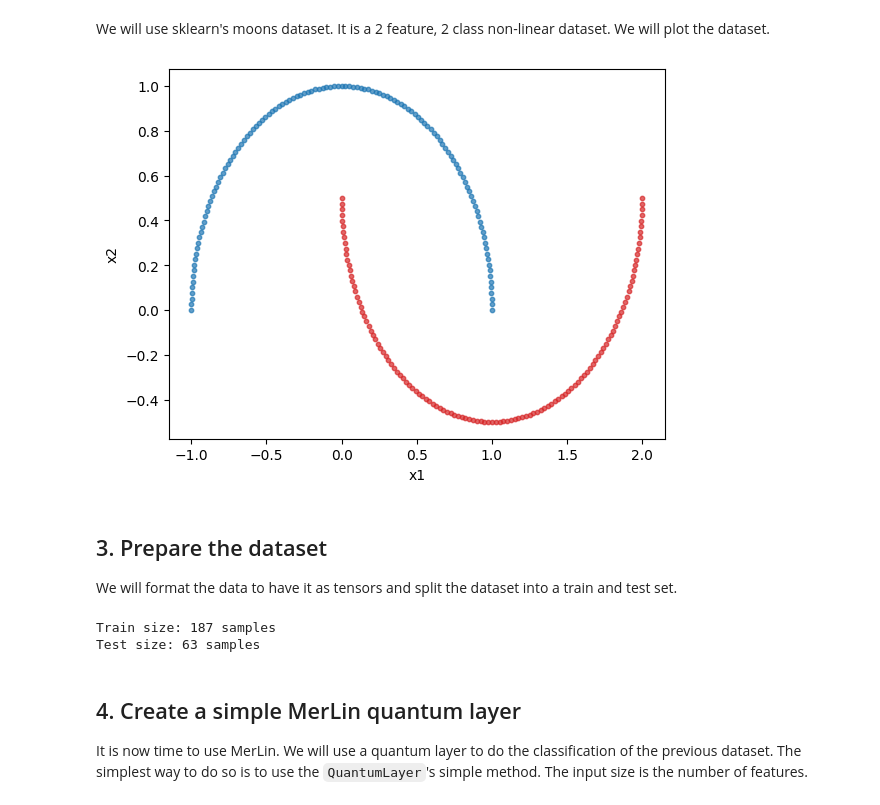
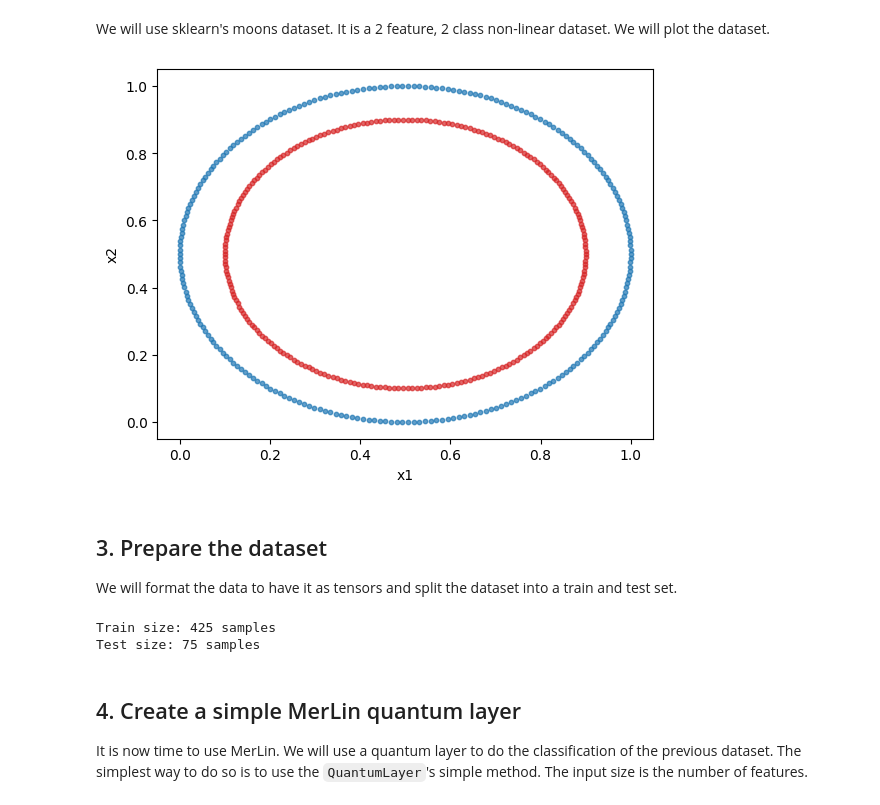
Before and after one commit to Tancredoss/merlin, a Jupyter notebook: docs/source/notebooks/classifying_moons_from_installation.ipynb, the cells around one changed output. Saved outputs shown, nothing was run; the diff lists cells and outputs as text; code cells hidden in the pictures.

```diff
--- a/docs/source/notebooks/classifying_moons_from_installation.ipynb
+++ b/docs/source/notebooks/classifying_moons_from_installation.ipynb
@@ -23,30 +23,34 @@ import torch
 # %% [markdown]
 We will use sklearn's moons dataset. It is a 2 feature, 2 class non-linear dataset. We will plot the dataset.
 # %%
-dataset = make_moons(n_samples=250)
+dataset = make_circles(n_samples=500)
 X = dataset[0]
 y = dataset[1]
+
+min_vals = X.min(axis=0, keepdims=True)
+max_vals = X.max(axis=0, keepdims=True)
+X = (X - min_vals) / np.clip(max_vals - min_vals, a_min=1e-6, a_max=None)
 
 # Plotting the dataset
 class_1 = []
 class_2 = []
 
 for features, label in zip(X, y, strict=True):
     if label == 0:
         class_1.append(features)
     else:
         class_2.append(features)
 
 class_1 = np.array(class_1)
 class_2 = np.array(class_2)
 
 plt.scatter(class_1[:, 0], class_1[:, 1], s=10, color="tab:blue", alpha=0.7)
 plt.scatter(class_2[:, 0], class_2[:, 1], s=10, color="tab:red", alpha=0.7)
 plt.xlabel("x1")
 plt.ylabel("x2")
 plt.show()
 # %% [output]
-[figure, old version]
+[figure, new version]
 # %% [markdown]
 ## 3. Prepare the dataset
 
@@ -55,7 +59,7 @@ We will format the data to have it as tensors and split the dataset into a train
 X_train, X_test, y_train, y_test = train_test_split(
     X,
     y,
-    test_size=0.25,
+    test_size=0.15,
     stratify=y,
     random_state=42,
 )
@@ -68,8 +72,8 @@ y_test = torch.tensor(y_test, dtype=torch.long)
 print(f"Train size: {X_train.shape[0]} samples")
 print(f"Test size: {X_test.shape[0]} samples")
 # %% [output]
-Train size: 187 samples
-Test size: 63 samples
+Train size: 425 samples
+Test size: 75 samples
 # %% [markdown]
 ## 4. Create a simple MerLin quantum layer
 
```
Also changed, not shown: parts of 5 cells of this notebook, 1 other file.
